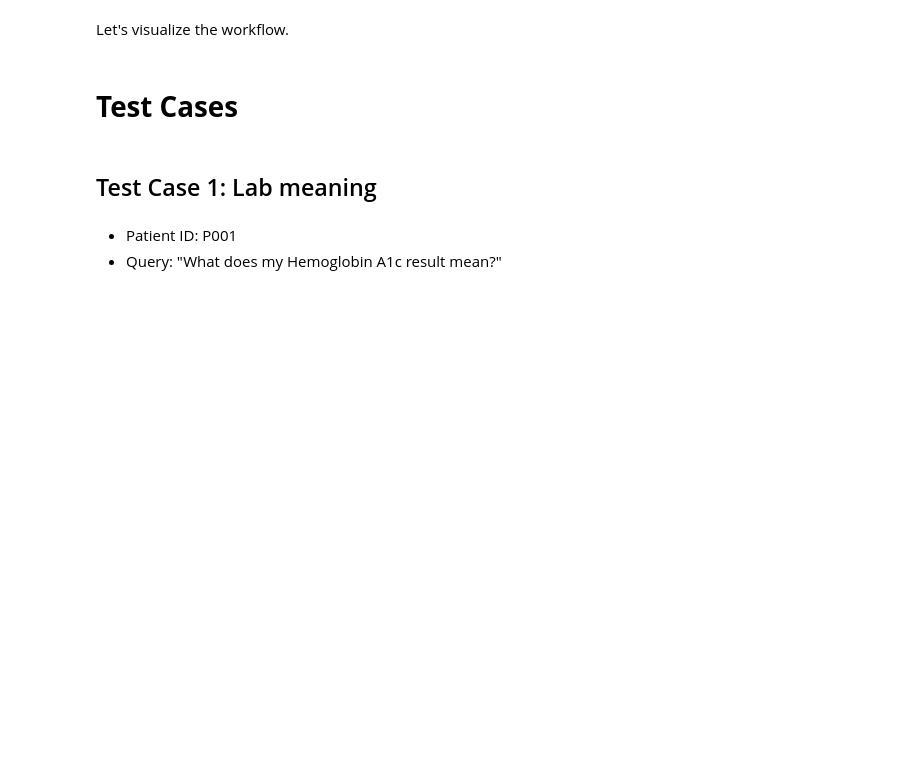
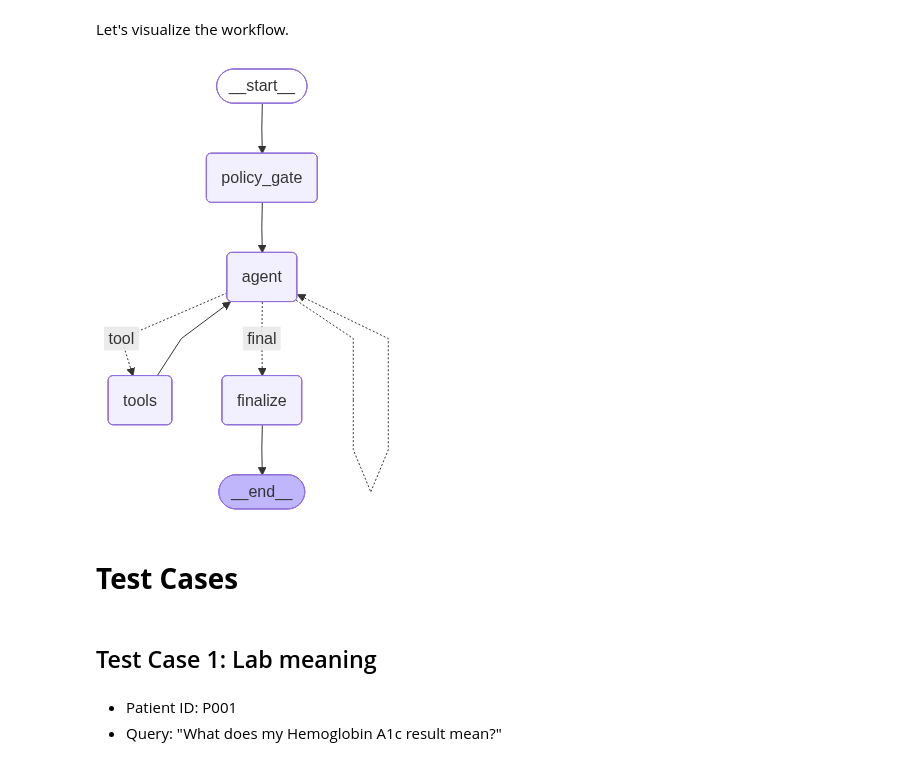
Before and after one commit to abolikhairnar/Agentic-AI-Foundations, a Jupyter notebook: Project_2_AI_powered_EHR_Assistant_Full_code_Notebook.ipynb, the cells around one changed output. Drawn from its saved outputs; the diff is of its cells as text; code cells hidden in the pictures; blank space fills up the shorter version.

```diff
--- a/Project_2_AI_powered_EHR_Assistant_Full_code_Notebook.ipynb
+++ b/Project_2_AI_powered_EHR_Assistant_Full_code_Notebook.ipynb
@@ -608,3 +371,21 @@ Model initialized.
+# %%
+# Load the JSON file and extract values
+file_name = 'config.json'                                                       # Name of the configuration file
+with open(file_name, 'r') as file:                                              # Open the config file in read mode
+    config = json.load(file)                                                    # Load the JSON content as a dictionary
+    OPENAI_API_KEY = config.get("OPENAI_API_KEY")                                             # Extract the API key from the config
+    OPENAI_API_BASE = config.get("OPENAI_API_BASE")
+
+# Store API credentials in environment variables
+os.environ['OPENAI_API_KEY'] = "gl-U2FsdGVkX1/1j9OycUMPRIl0kwSqzuMBHEkZNQLRYzkP4ldRCoDIewenYS/fW0KV" #OPENAI_API_KEY                                  # Set API key as environment variable
+os.environ["OPENAI_BASE_URL"] = "https://aibe.mygreatlearning.com/openai/v1" #OPENAI_API_BASE                                 # Set API base URL as environment variable
+
+
+# Initialize LLM
+llm_gen = ChatOpenAI(model="gpt-4o-mini", temperature=0)
+
+# Initialize separate LLM for validation (more powerful model)
+llm_validator = ChatOpenAI(model="gpt-4o", temperature=0)
 # %% [markdown]
 # **Defining Tools**
 # %% [markdown]
@@ -1472,3 +1315,11 @@ Let's visualize the workflow.
+# %%
+try:
+    # Generate the Mermaid diagram in PNG format
+    display(Image(app.get_graph().draw_mermaid_png()))
+except Exception as e:
+    print(f"Could not visualize graph: {e}")
+# %% [output]
+[figure, added]
 # %% [markdown]
 # **Test Cases**
 # %% [markdown]
```
Also changed, not shown: parts of 26 cells of this notebook.
